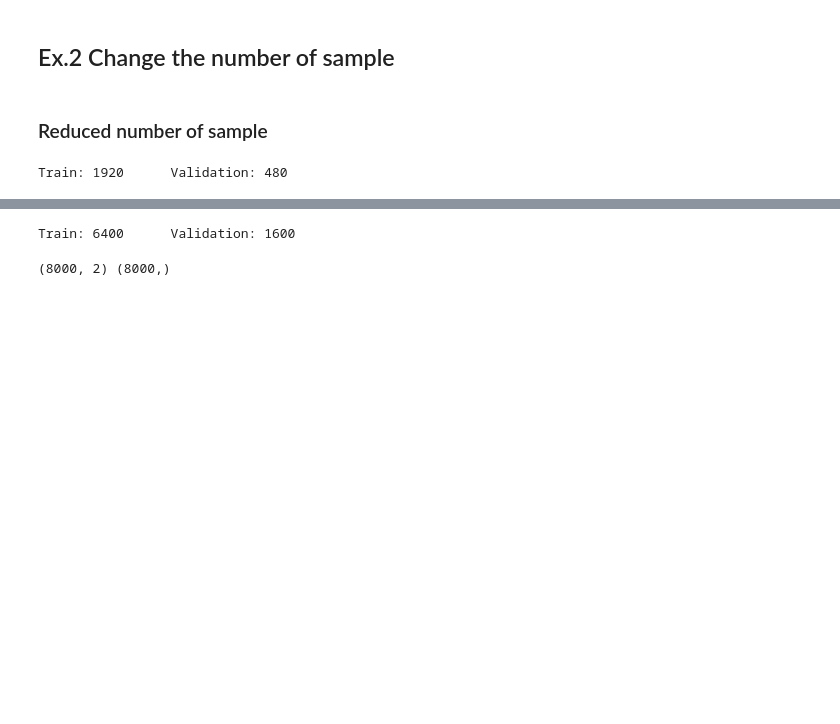
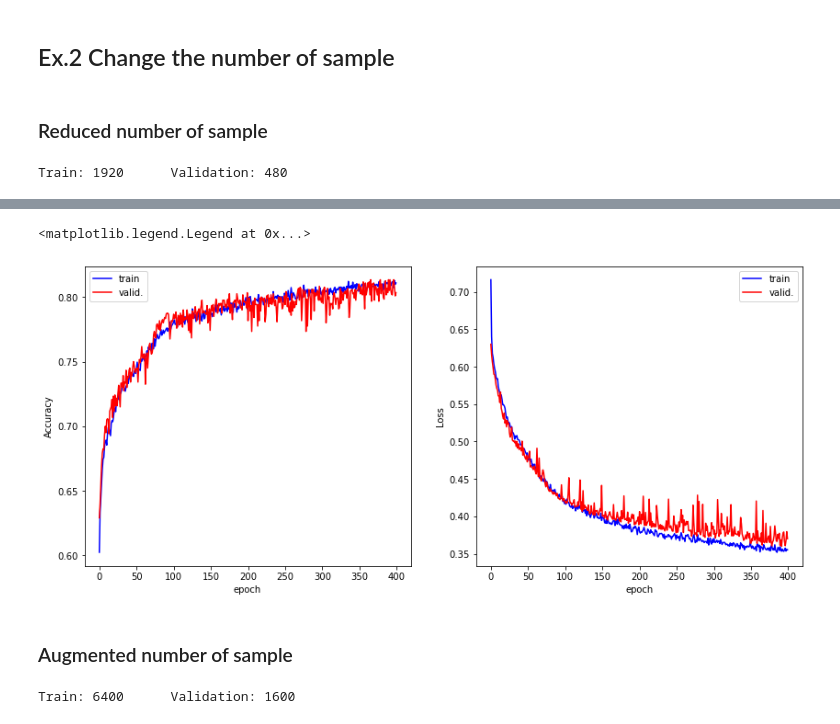
Before and after one commit to threeblueonebrowneyes/lcpb-homework, a Jupyter notebook: HW_01/ex_1.ipynb, the cells around one changed output, grey strips where cells are left out. Cells and saved outputs as stored; diff of their text form; code cells hidden in the pictures; blank space fills up the shorter version.

```diff
--- a/HW_01/ex_1.ipynb
+++ b/HW_01/ex_1.ipynb
@@ -251,0 +296,12 @@ ax.legend()
+# %%
+#optimization
+nepochs=400
+model_increased = compile_model(optimizer=grid_result.best_params_['optimizer'],
+                              act_func=grid_result.best_params_['act_func'],
+                              neurons=grid_result.best_params_['model__neurons'])
+# %%
+history_increased = model_increased.fit(x_train, y_train,
+                                    epochs = nepochs,
+                                    batch_size = grid_result.best_params_['batch_size'],
+                                    validation_data=(x_valid,y_valid),
+                                    verbose=1)
@@ -252,3 +326,22 @@ ax.legend()
+# %%
+fig,AX=plt.subplots(1,2,figsize=(14,6.))
+ax=AX[0]
+ax.plot(history_increased.history['accuracy'],label="train",c="b")
+ax.plot(history_increased.history['val_accuracy'],label="valid.",c="r")
+ax.set_xlabel('epoch')
+ax.set_ylabel("Accuracy")
+ax.legend()
+ax=AX[1]
+ax.plot(history_increased.history['loss'],label="train",c="b")
+ax.plot(history_increased.history['val_loss'],label="valid.",c="r")
+ax.set_xlabel('epoch')
+ax.set_ylabel("Loss")
+ax.legend()
+# %% [output]
+<matplotlib.legend.Legend at 0x...>
+[figure, added]
+# %% [markdown]
+### Augmented number of sample
 # %%
 x = np.loadtxt(filename("data",TYPE), delimiter=' ')
 y = np.loadtxt(filename("labels",TYPE), delimiter=' ')
@@ -269,10 +362,6 @@ N_train = int(N*perc_train)
 print("Train:",len(x_train),"\t Validation:",len(x_valid))
 # %% [output]
 Train: 6400      Validation: 1600
-# %%
-print(xT.shape, yT.shape)
-# %% [output]
-(8000, 2) (8000,)
 # %%
 #optimization
 nepochs=400
```
Also changed, not shown: parts of 27 cells of this notebook.
